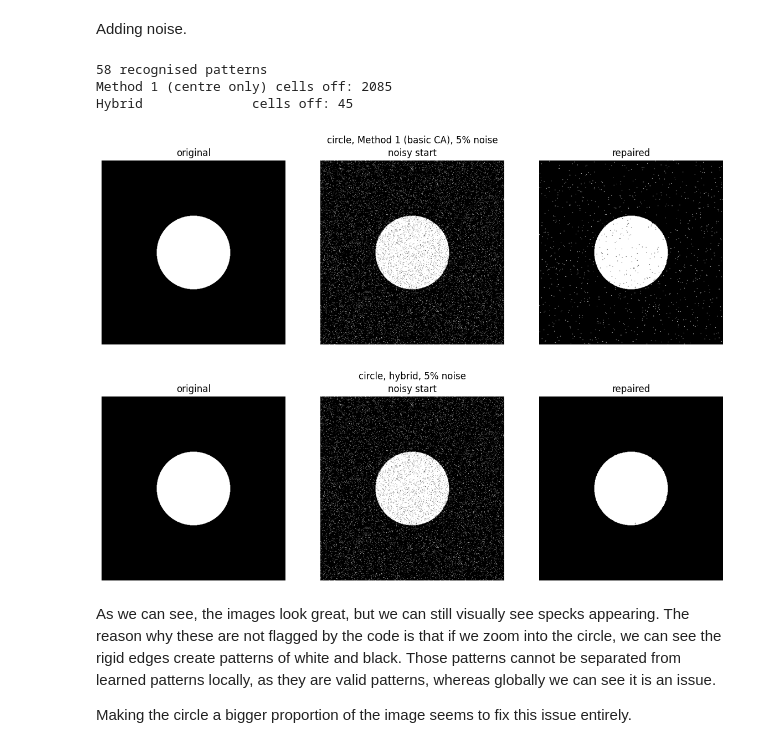
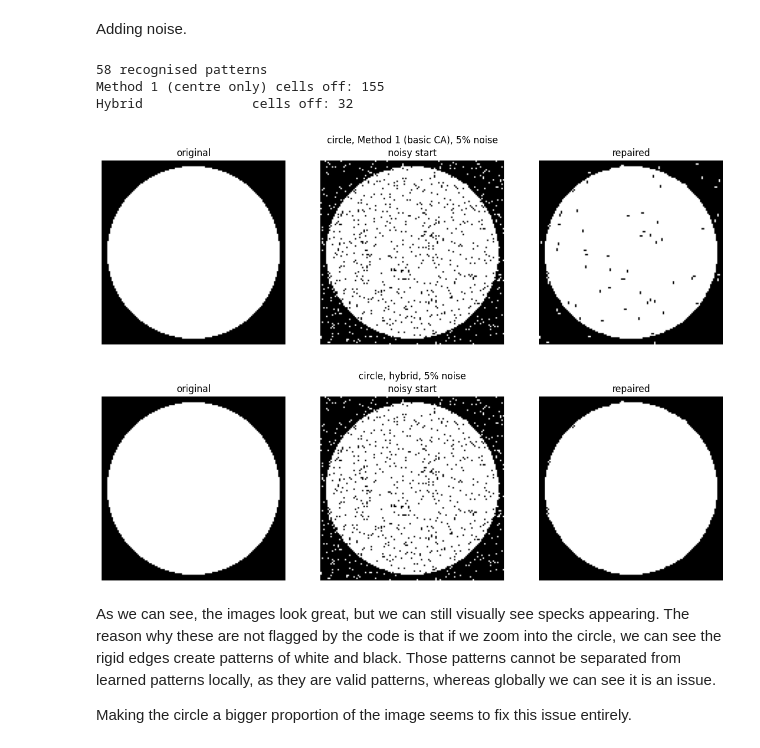
Before and after one commit to ioanb16/Growing-virtual-materials-cellular-automata-meets-geostatistics, a Jupyter notebook: notebooks/testing_split_grids.ipynb, the cells around one changed output. Saved outputs shown, nothing was run; the diff lists cells and outputs as text; code cells hidden in the pictures.

```diff
--- a/notebooks/testing_split_grids.ipynb
+++ b/notebooks/testing_split_grids.ipynb
@@ -761,27 +761,27 @@ def plot_three(original, start, final, title=""):
     plt.tight_layout()
     plt.show()
 # %%
-grid = make_circle(size=500, radius=100)
+grid = make_circle(size=128, radius=60)
 seen = build_windows_periodic(grid)
 PATTERNS = pattern_array(seen)
 print(f"{len(seen)} recognised patterns")
 
 FRAC = 0.05
 noisy = add_noise(grid, FRAC, seed=SEED)
 
 out_m1 = run_sync(noisy, seen, PATTERNS, mode="center", verbose=False)
 out_hy = run_sync(noisy, seen, PATTERNS, mode="hybrid", verbose=False)
 print("Method 1 (centre only) cells off:", int((out_m1 != grid).sum()))
 print("Hybrid              cells off:", int((out_hy != grid).sum()))
 
 plot_three(grid, noisy, out_m1, f"circle, Method 1 (basic CA), {FRAC:.0%} noise")
 plot_three(grid, noisy, out_hy, f"circle, hybrid, {FRAC:.0%} noise")
 # %% [output]
 58 recognised patterns
-Method 1 (centre only) cells off: 2085
-Hybrid              cells off: 45
+Method 1 (centre only) cells off: 155
+Hybrid              cells off: 32
-[figure, old version]
+[figure, new version]
-[figure, old version]
+[figure, new version]
 # %% [markdown]
 As we can see, the images look great, but we can still visually see specks appearing. The reason why these are not flagged by the code is that if we zoom into the circle, we can see the rigid edges create patterns of white and black. Those patterns cannot be separated from learned patterns locally, as they are valid patterns, whereas globally we can see it is an issue.
 
```
Also changed, not shown: parts of 26 cells of this notebook, 2 other files.
